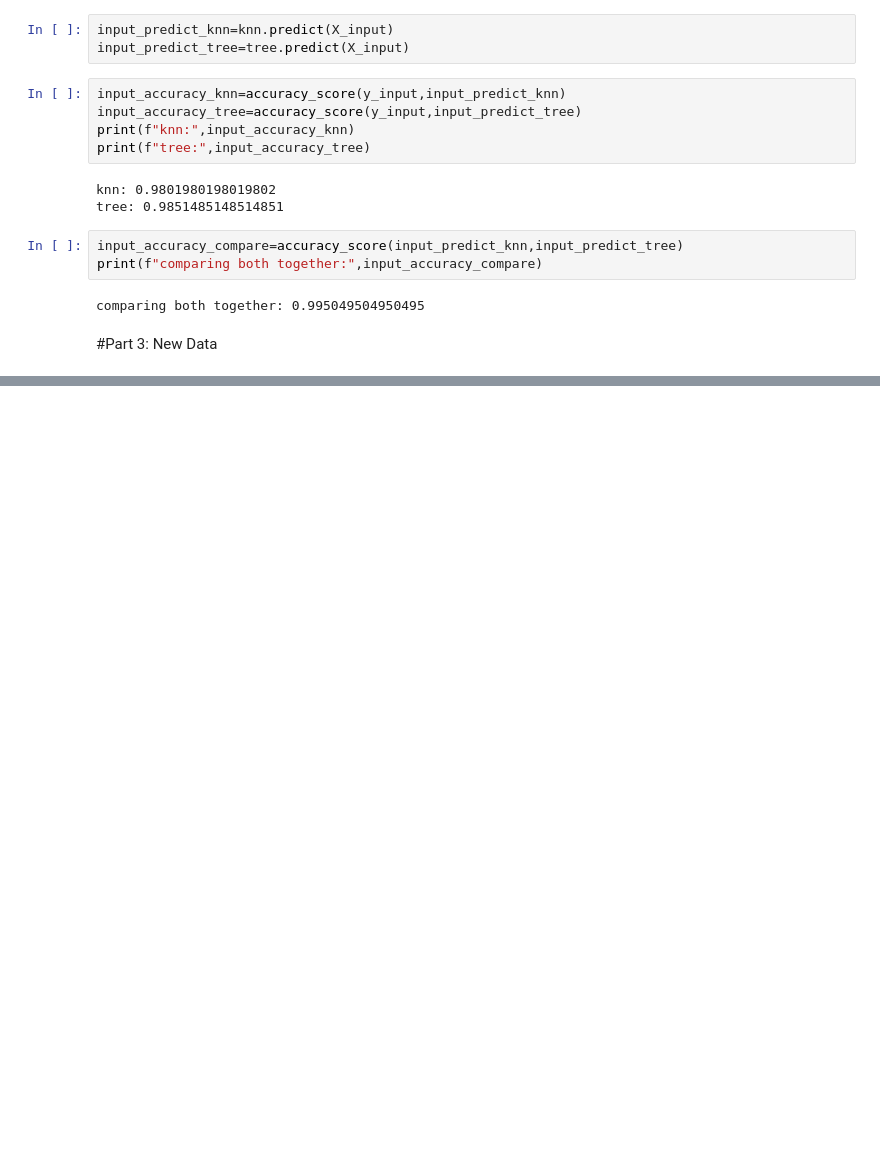
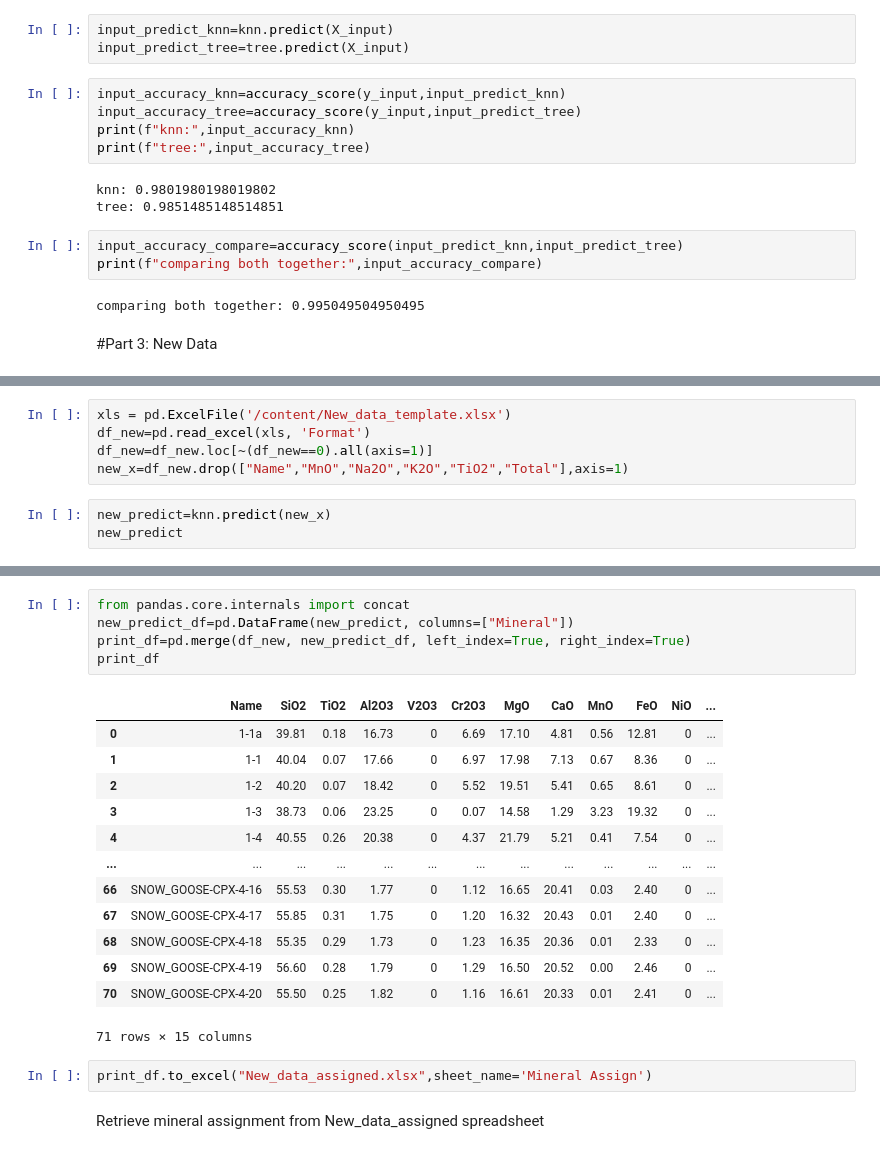
Before and after one commit to laurabrin/Classifying-EMPA-mineral-data, a Jupyter notebook: Classifying_mineral_data.ipynb, the cells around one changed output, grey strips where cells are left out. Saved outputs shown, nothing was run; the diff lists cells and outputs as text; blank space fills up the shorter version.

```diff
--- a/Classifying_mineral_data.ipynb
+++ b/Classifying_mineral_data.ipynb
@@ -279,0 +296,8 @@ using template, add new data to be classfied
+# %%
+xls = pd.ExcelFile('/content/New_data_template.xlsx')
+df_new=pd.read_excel(xls, 'Format')
+df_new=df_new.loc[~(df_new==0).all(axis=1)]
+new_x=df_new.drop(["Name","MnO","Na2O","K2O","TiO2","Total"],axis=1)
+# %%
+new_predict=knn.predict(new_x)
+new_predict
@@ -279,0 +313,23 @@ using template, add new data to be classfied
+# %%
+from pandas.core.internals import concat
+new_predict_df=pd.DataFrame(new_predict, columns=["Mineral"])
+print_df=pd.merge(df_new, new_predict_df, left_index=True, right_index=True)
+print_df
+# %% [output]
+|  | Name | SiO2 | TiO2 | Al2O3 | V2O3 | Cr2O3 | MgO | CaO | MnO | FeO | NiO | ... |
+| 0 | 1-1a | 39.81 | 0.18 | 16.73 | 0 | 6.69 | 17.10 | 4.81 | 0.56 | 12.81 | 0 | ... |
+| 1 | 1-1 | 40.04 | 0.07 | 17.66 | 0 | 6.97 | 17.98 | 7.13 | 0.67 | 8.36 | 0 | ... |
+| 2 | 1-2 | 40.20 | 0.07 | 18.42 | 0 | 5.52 | 19.51 | 5.41 | 0.65 | 8.61 | 0 | ... |
+| 3 | 1-3 | 38.73 | 0.06 | 23.25 | 0 | 0.07 | 14.58 | 1.29 | 3.23 | 19.32 | 0 | ... |
+| 4 | 1-4 | 40.55 | 0.26 | 20.38 | 0 | 4.37 | 21.79 | 5.21 | 0.41 | 7.54 | 0 | ... |
+| ... | ... | ... | ... | ... | ... | ... | ... | ... | ... | ... | ... | ... |
+| 66 | SNOW_GOOSE-CPX-4-16 | 55.53 | 0.30 | 1.77 | 0 | 1.12 | 16.65 | 20.41 | 0.03 | 2.40 | 0 | ... |
+| 67 | SNOW_GOOSE-CPX-4-17 | 55.85 | 0.31 | 1.75 | 0 | 1.20 | 16.32 | 20.43 | 0.01 | 2.40 | 0 | ... |
+| 68 | SNOW_GOOSE-CPX-4-18 | 55.35 | 0.29 | 1.73 | 0 | 1.23 | 16.35 | 20.36 | 0.01 | 2.33 | 0 | ... |
+| 69 | SNOW_GOOSE-CPX-4-19 | 56.60 | 0.28 | 1.79 | 0 | 1.29 | 16.50 | 20.52 | 0.00 | 2.46 | 0 | ... |
+| 70 | SNOW_GOOSE-CPX-4-20 | 55.50 | 0.25 | 1.82 | 0 | 1.16 | 16.61 | 20.33 | 0.01 | 2.41 | 0 | ... |
+71 rows × 15 columns
+# %%
+print_df.to_excel("New_data_assigned.xlsx",sheet_name='Mineral Assign')
+# %% [markdown]
+Retrieve mineral assignment from New_data_assigned spreadsheet
```
Also changed, not shown: parts of 6 cells of this notebook.
